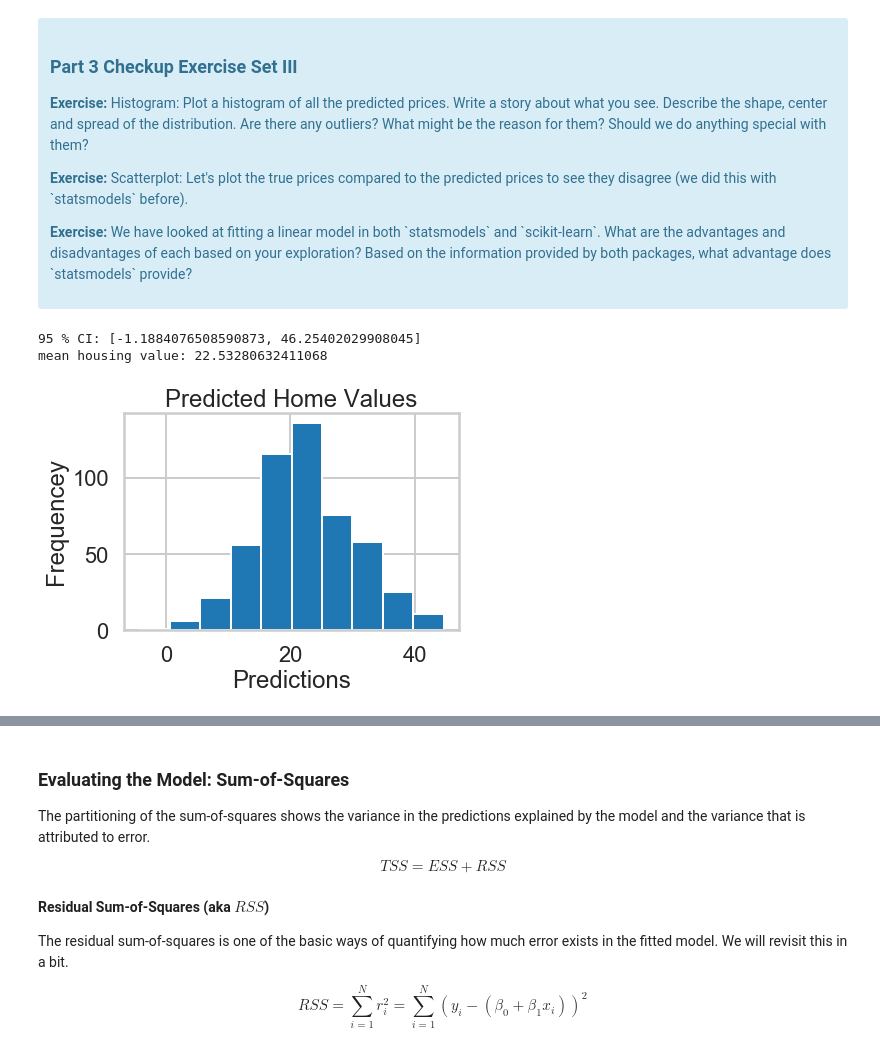
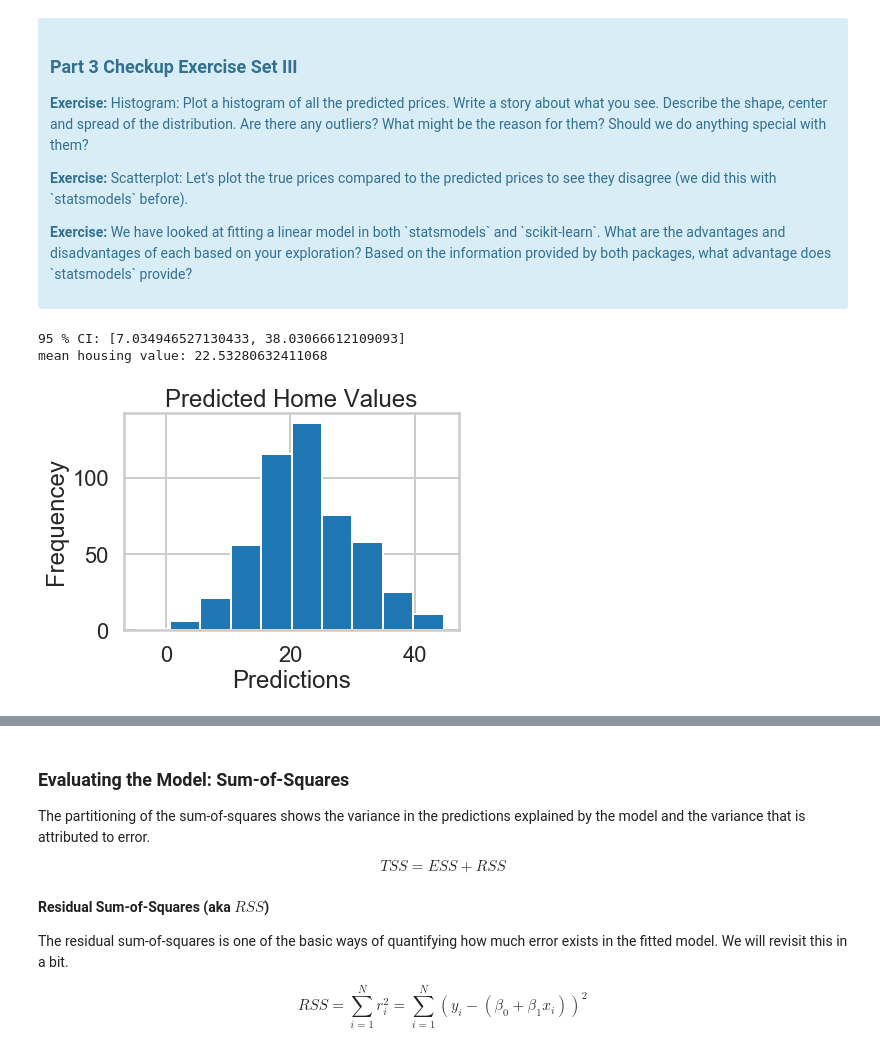
Before and after one commit to cleonard1261/springboard, a Jupyter notebook: linear_regression/Mini_Project_Linear_Regression.ipynb, the cells around one changed output, grey strips where cells are left out. Cells and saved outputs as stored; diff of their text form; code cells hidden in the pictures.

```diff
--- a/linear_regression/Mini_Project_Linear_Regression.ipynb
+++ b/linear_regression/Mini_Project_Linear_Regression.ipynb
@@ -654,27 +696,19 @@ array([30.00821269, 25.0298606 , 30.5702317 , 28.60814055, 27.94288232])
 
 <p><b>Exercise:</b> We have looked at fitting a linear model in both `statsmodels` and `scikit-learn`. What are the advantages and disadvantages of each based on your exploration? Based on the information provided by both packages, what advantage does `statsmodels` provide?</p>
 </div>
-# %%
-# your turn
-preds = lm.predict(X)
-mean = np.mean(preds)
-std = np.std(preds)
-print('95 % CI: [{}, {}]'.format(mean - 3*std, mean + 3*std))
-print('mean housing value: {}'.format(mean))
-plt.hist(preds)
-plt.title("Predicted Home Values")
-plt.xlabel("Predictions")
-plt.ylabel("Frequencey")
-plt.show()
-# The shape of the predicted values is Guassian or Normal. The value seems to be centered around $22k. There
-# seem to be a few outliers on the higher end. Some outliers are to be expected. They are not way outside of the norm
-# so there doesn't need to be anything done with them.
-
-# That advantages of scikit learn models are that they can easily fit into the sklearn preprocessing and pipeline
-# structures. Disadvantages are that there is no summary command that gives the output like in R.
-# The advantages of statsmodel is that it does provide a model summary very similar to the way R does.
-# The disadvantages of statsmodel is that it does not lend itself to be used in a scikit-learn pipeline.
-# %% [output]
-95 % CI: [-1.1884076508590873, 46.25402029908045]
-mean housing value: 22.53280632411068
-[figure, removed]
+# %%
+# your turn
+preds = lm.predict(X)
+mean = np.mean(preds)
+std = np.std(preds)
+print('95 % CI: [{}, {}]'.format(mean - 1.96*std, mean + 1.96*std))
+print('mean housing value: {}'.format(mean))
+_ = plt.hist(preds)
+_ = plt.title("Predicted Home Values")
+_ = plt.xlabel("Predictions")
+_ = plt.ylabel("Frequencey")
+_ = plt.show()
+# %% [output]
+95 % CI: [7.034946527130433, 38.03066612109093]
+mean housing value: 22.53280632411068
+[figure, added]
```
Also changed, not shown: parts of 13 cells of this notebook.
